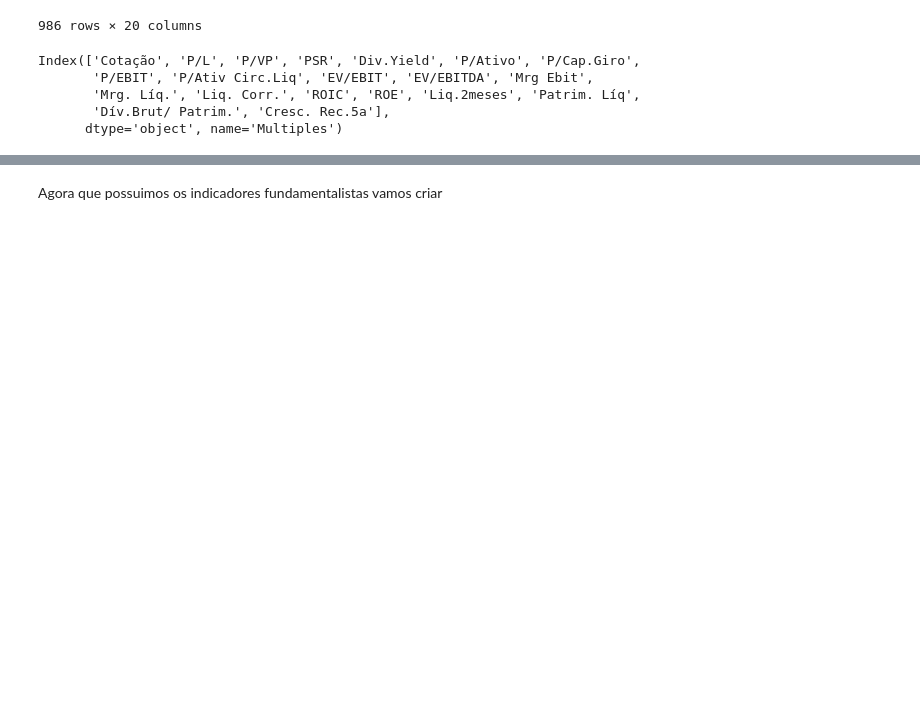
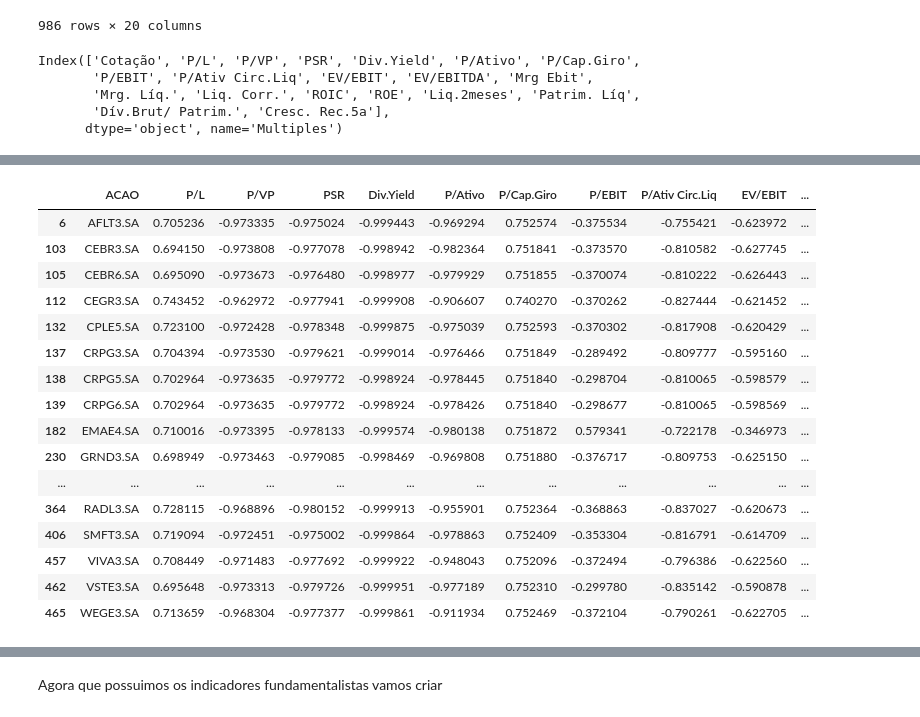
Before and after one commit to minchillo4/factor-invest, a Jupyter notebook: portproj.ipynb, the cells around one changed output, grey strips where cells are left out. Drawn from its saved outputs; the diff is of its cells as text; code cells hidden in the pictures; blank space fills up the shorter version.

```diff
--- a/portproj.ipynb
+++ b/portproj.ipynb
@@ -208,0 +138,3 @@ df
+# %%
+df_acoes = df_acoes[df_acoes['NEGOCIADA'] == True]
+df_acoes
@@ -209,4 +156,7 @@ df
 # %%
-df_f = df.drop(['Cotação', 'NEGOCIADA','ACAO','Patrim. Líq','Cresc. Rec.5a'], axis=1)
+acao_column = df_acoes['ACAO']
+df_f = df_acoes.drop(['Cotação', 'NEGOCIADA','ACAO','Patrim. Líq','Cresc. Rec.5a'], axis=1)
 df_f
+
+acao_column
 # %% [output]
@@ -227,3 +175,0 @@ df_f
-# %%
-acao_column = df['ACAO']
-acao_column
@@ -326,0 +323,9 @@ Successfully installed PyExecJS-1.5.1 dill-0.3.7 multiprocess-0.70.15 pathos-0.3
+# %%
+
+condition1 = (result_df['ROE'] >= 0.860140)
+condition2 = (result_df['P/L'] >=  0.694064)
+condition3 = (result_df['P/EBIT'] >= -0.3773)
+
+selected_stocks = result_df[condition1 & condition2 & condition3]
+
+print(selected_stocks)
@@ -326,0 +350,20 @@ Successfully installed PyExecJS-1.5.1 dill-0.3.7 multiprocess-0.70.15 pathos-0.3
+# %%
+selected_stocks
+# %% [output]
+|  | ACAO | P/L | P/VP | PSR | Div.Yield | P/Ativo | P/Cap.Giro | P/EBIT | P/Ativ Circ.Liq | EV/EBIT | ... |
+| 6 | AFLT3.SA | 0.705236 | -0.973335 | -0.975024 | -0.999443 | -0.969294 | 0.752574 | -0.375534 | -0.755421 | -0.623972 | ... |
+| 103 | CEBR3.SA | 0.694150 | -0.973808 | -0.977078 | -0.998942 | -0.982364 | 0.751841 | -0.373570 | -0.810582 | -0.627745 | ... |
+| 105 | CEBR6.SA | 0.695090 | -0.973673 | -0.976480 | -0.998977 | -0.979929 | 0.751855 | -0.370074 | -0.810222 | -0.626443 | ... |
+| 112 | CEGR3.SA | 0.743452 | -0.962972 | -0.977941 | -0.999908 | -0.906607 | 0.740270 | -0.370262 | -0.827444 | -0.621452 | ... |
+| 132 | CPLE5.SA | 0.723100 | -0.972428 | -0.978348 | -0.999875 | -0.975039 | 0.752593 | -0.370302 | -0.817908 | -0.620429 | ... |
+| 137 | CRPG3.SA | 0.704394 | -0.973530 | -0.979621 | -0.999014 | -0.976466 | 0.751849 | -0.289492 | -0.809777 | -0.595160 | ... |
+| 138 | CRPG5.SA | 0.702964 | -0.973635 | -0.979772 | -0.998924 | -0.978445 | 0.751840 | -0.298704 | -0.810065 | -0.598579 | ... |
+| 139 | CRPG6.SA | 0.702964 | -0.973635 | -0.979772 | -0.998924 | -0.978426 | 0.751840 | -0.298677 | -0.810065 | -0.598569 | ... |
+| 182 | EMAE4.SA | 0.710016 | -0.973395 | -0.978133 | -0.999574 | -0.980138 | 0.751872 | 0.579341 | -0.722178 | -0.346973 | ... |
+| 230 | GRND3.SA | 0.698949 | -0.973463 | -0.979085 | -0.998469 | -0.969808 | 0.751880 | -0.376717 | -0.809753 | -0.625150 | ... |
+| ... | ... | ... | ... | ... | ... | ... | ... | ... | ... | ... | ... |
+| 364 | RADL3.SA | 0.728115 | -0.968896 | -0.980152 | -0.999913 | -0.955901 | 0.752364 | -0.368863 | -0.837027 | -0.620673 | ... |
+| 406 | SMFT3.SA | 0.719094 | -0.972451 | -0.975002 | -0.999864 | -0.978863 | 0.752409 | -0.353304 | -0.816791 | -0.614709 | ... |
+| 457 | VIVA3.SA | 0.708449 | -0.971483 | -0.977692 | -0.999922 | -0.948043 | 0.752096 | -0.372494 | -0.796386 | -0.622560 | ... |
+| 462 | VSTE3.SA | 0.695648 | -0.973313 | -0.979726 | -0.999951 | -0.977189 | 0.752310 | -0.299780 | -0.835142 | -0.590878 | ... |
+| 465 | WEGE3.SA | 0.713659 | -0.968304 | -0.977377 | -0.999861 | -0.911934 | 0.752469 | -0.372104 | -0.790261 | -0.622705 | ... |
```
Also changed, not shown: parts of 60 cells of this notebook.
